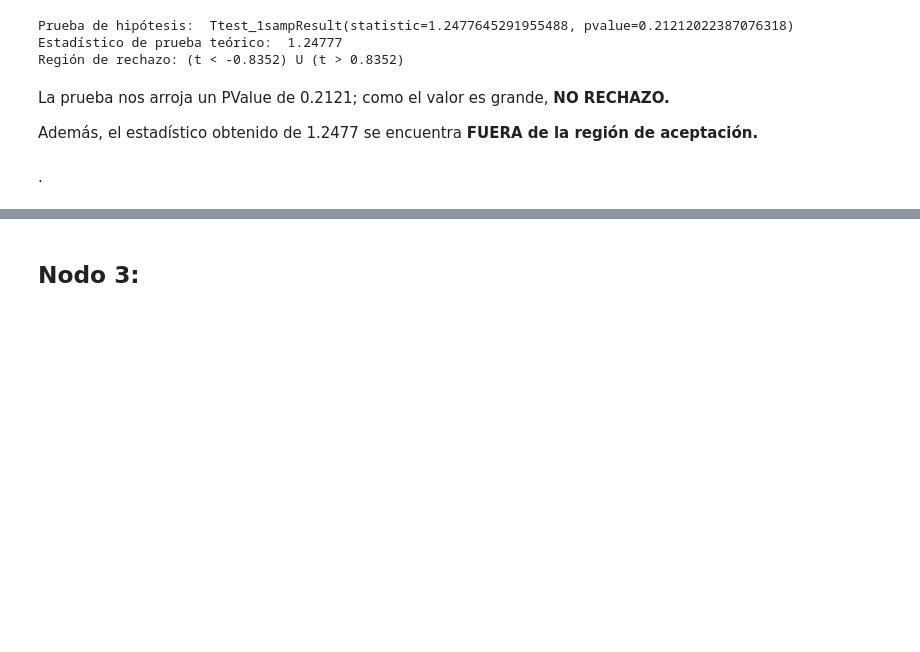
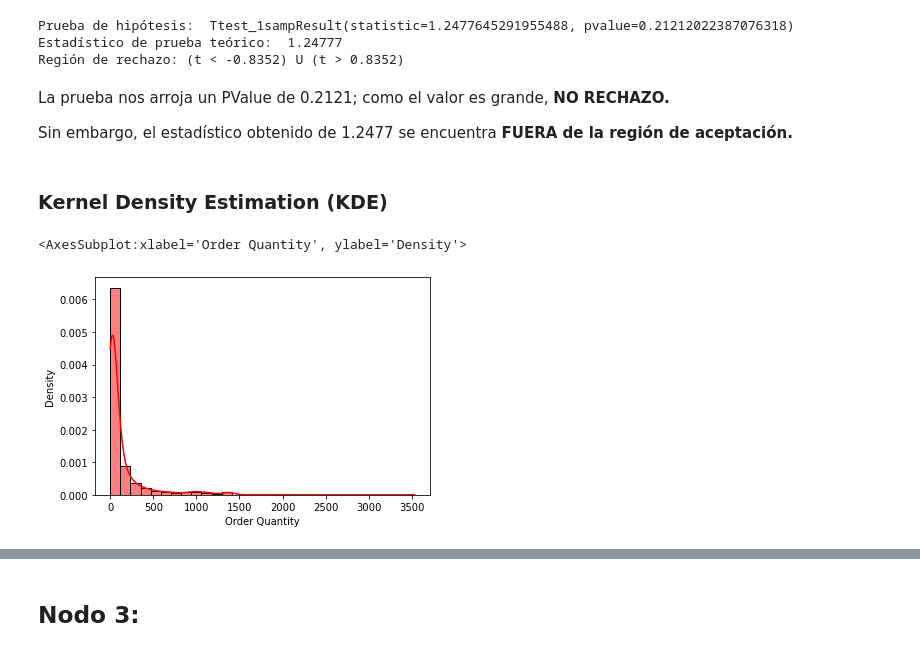
Before and after one commit to leonardoaceves/ProyectoSPF_JLACEVES_AMAGUILERA, a Jupyter notebook: ProyectoModulo1_AcevesJ_AguileraA.ipynb, the cells around one changed output, grey strips where cells are left out. Cells and saved outputs as stored; diff of their text form; code cells hidden in the pictures; blank space fills up the shorter version.

```diff
--- a/ProyectoModulo1_AcevesJ_AguileraA.ipynb
+++ b/ProyectoModulo1_AcevesJ_AguileraA.ipynb
@@ -615,6 +628,11 @@ Región de rechazo: (t < -0.8352) U (t > 0.8352)
 # %% [markdown]
 La prueba nos arroja un PValue de 0.2121; como el valor es grande, **NO RECHAZO.**
 
-Además, el estadístico obtenido de 1.2477 se encuentra **FUERA de la región de aceptación.**
+Sin embargo, el estadístico obtenido de 1.2477 se encuentra **FUERA de la región de aceptación.**
-# %% [markdown]
-.
+# %% [markdown]
+### Kernel Density Estimation (KDE)
+# %%
+sns.histplot(data=consbrand['Order Quantity'], stat='density', kde=True, kde_kws={'bw_method': .2}, color='r', bins=30)
+# %% [output]
+<AxesSubplot:xlabel='Order Quantity', ylabel='Density'>
+[figure, added]
```
Also changed, not shown: parts of 8 cells of this notebook.
